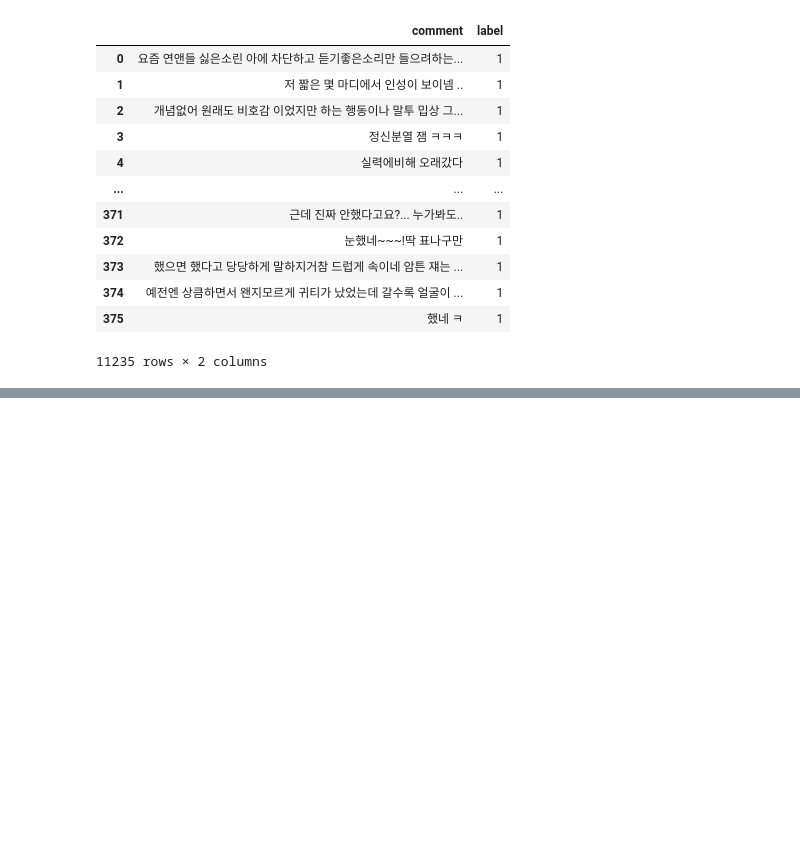
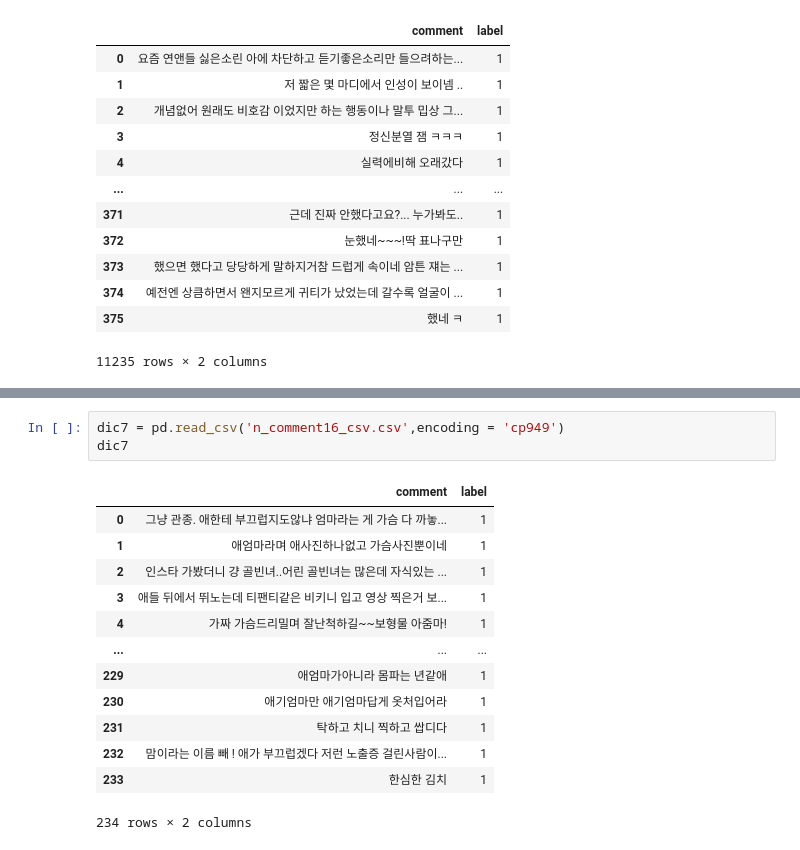
Before and after one commit to sooyeon-go/grad_project, a Jupyter notebook: comment_crawling_r/comment2_csv.ipynb, the cells around one changed output, grey strips where cells are left out. Cells and saved outputs as stored; diff of their text form; blank space fills up the shorter version.

```diff
--- a/comment_crawling_r/comment2_csv.ipynb
+++ b/comment_crawling_r/comment2_csv.ipynb
@@ -427,0 +452,17 @@ fi5
+# %%
+dic7 = pd.read_csv('n_comment16_csv.csv',encoding = 'cp949')
+dic7
+# %% [output]
+|  | comment | label |
+| 0 | 그냥 관종. 애한테 부끄럽지도않냐 엄마라는 게 가슴 다 까놓... | 1 |
+| 1 | 애엄마라며 애사진하나없고 가슴사진뿐이네 | 1 |
+| 2 | 인스타 가봤더니 걍 골빈녀..어린 골빈녀는 많은데 자식있는 ... | 1 |
+| 3 | 애들 뒤에서 뛰노는데 티팬티같은 비키니 입고 영상 찍은거 보... | 1 |
+| 4 | 가짜 가슴드리밀며 잘난척하길~~보형물 아줌마! | 1 |
+| ... | ... | ... |
+| 229 | 애엄마가아니라 몸파는 년같애 | 1 |
+| 230 | 애기엄마만 애기엄마답게 옷처입어라 | 1 |
+| 231 | 탁하고 치니 찍하고 쌉디다 | 1 |
+| 232 | 맘이라는 이름 빼 ! 애가 부끄럽겠다 저런 노출증 걸린사람이... | 1 |
+| 233 | 한심한 김치 | 1 |
+234 rows × 2 columns
```
Also changed, not shown: parts of 2 cells of this notebook.
